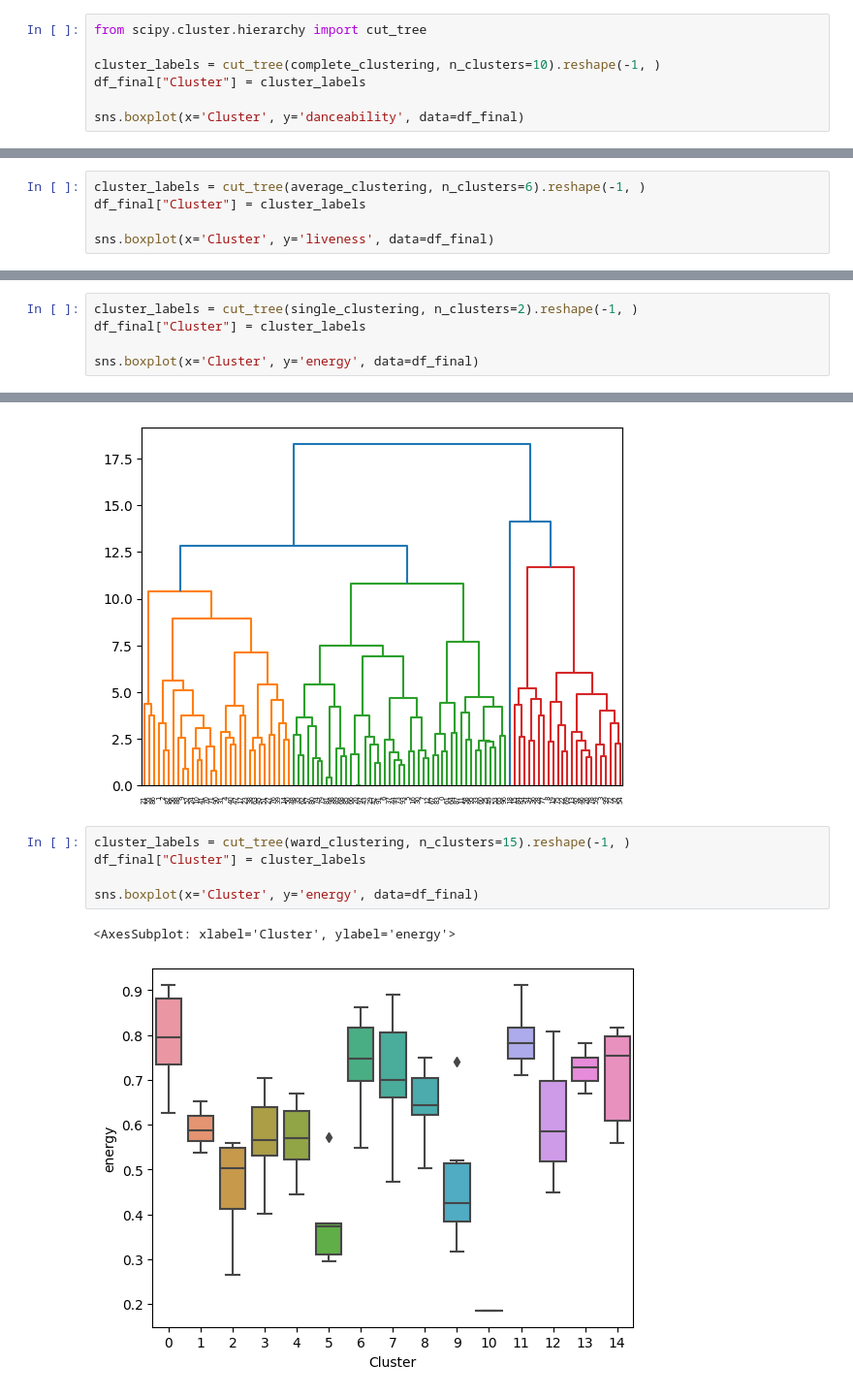
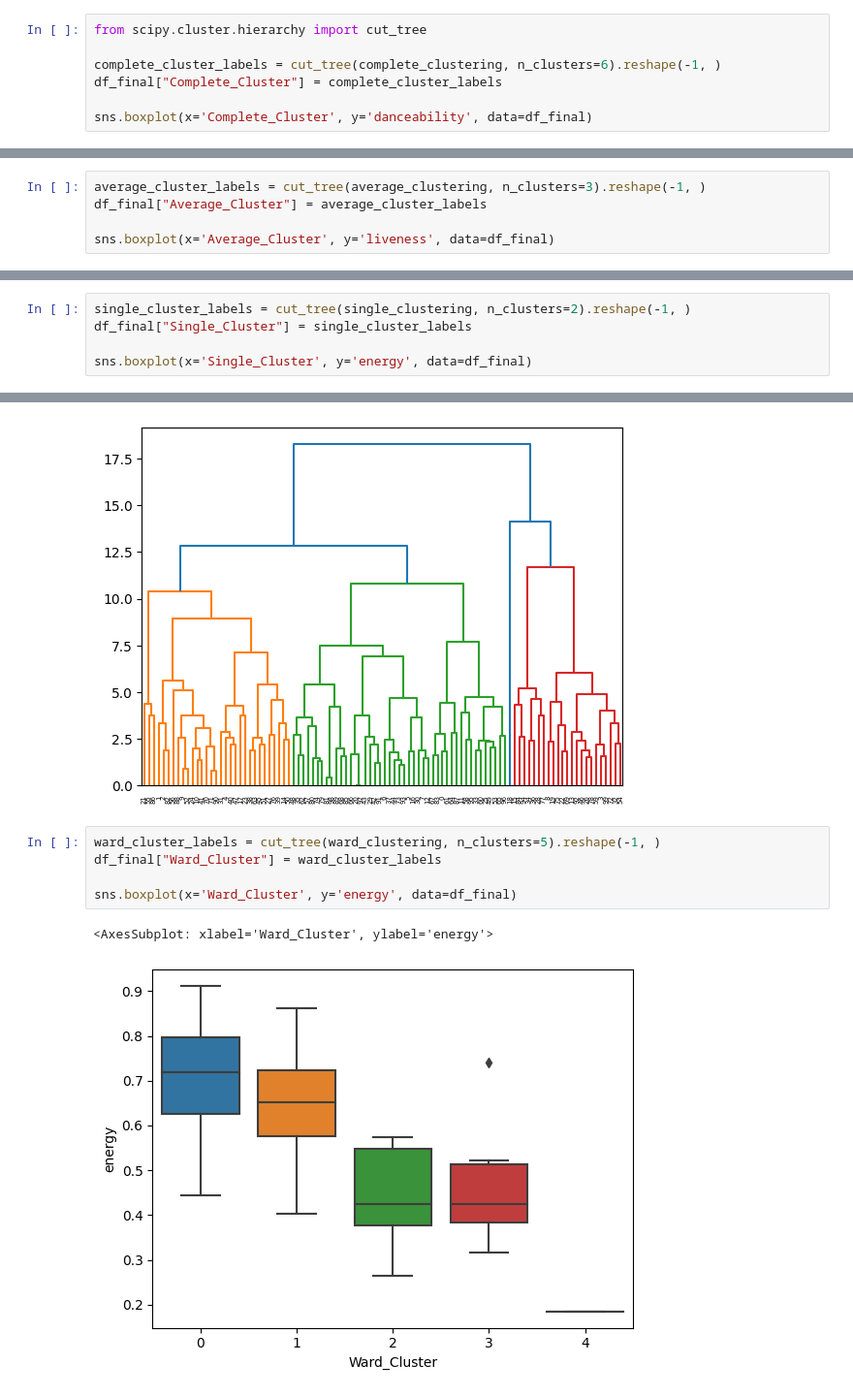
Before and after one commit to DamienSALEM/ML_songs_streams, a Jupyter notebook: Hierarchical_clustering.ipynb, the cells around one changed output, grey strips where cells are left out. Shown at 97% size. Cells and saved outputs as stored; diff of their text form.

```diff
--- a/Hierarchical_clustering.ipynb
+++ b/Hierarchical_clustering.ipynb
@@ -66,8 +119,8 @@ plt.show()
 # %%
 from scipy.cluster.hierarchy import cut_tree
 
-cluster_labels = cut_tree(complete_clustering, n_clusters=10).reshape(-1, )
-df_final["Cluster"] = cluster_labels
+complete_cluster_labels = cut_tree(complete_clustering, n_clusters=6).reshape(-1, )
+df_final["Complete_Cluster"] = complete_cluster_labels
 
-sns.boxplot(x='Cluster', y='danceability', data=df_final)
+sns.boxplot(x='Complete_Cluster', y='danceability', data=df_final)
 # %% [output]
@@ -103,8 +156,8 @@ plt.show()
 # %% [output]
 [figure]
 # %%
-cluster_labels = cut_tree(average_clustering, n_clusters=6).reshape(-1, )
-df_final["Cluster"] = cluster_labels
+average_cluster_labels = cut_tree(average_clustering, n_clusters=3).reshape(-1, )
+df_final["Average_Cluster"] = average_cluster_labels
 
-sns.boxplot(x='Cluster', y='liveness', data=df_final)
+sns.boxplot(x='Average_Cluster', y='liveness', data=df_final)
 # %% [output]
@@ -139,8 +201,8 @@ plt.show()
 # %% [output]
 [figure]
 # %%
-cluster_labels = cut_tree(single_clustering, n_clusters=2).reshape(-1, )
-df_final["Cluster"] = cluster_labels
+single_cluster_labels = cut_tree(single_clustering, n_clusters=2).reshape(-1, )
+df_final["Single_Cluster"] = single_cluster_labels
 
-sns.boxplot(x='Cluster', y='energy', data=df_final)
+sns.boxplot(x='Single_Cluster', y='energy', data=df_final)
 # %% [output]
@@ -152,13 +214,13 @@ plt.show()
 # %% [output]
 [figure]
 # %%
-cluster_labels = cut_tree(ward_clustering, n_clusters=15).reshape(-1, )
-df_final["Cluster"] = cluster_labels
+ward_cluster_labels = cut_tree(ward_clustering, n_clusters=5).reshape(-1, )
+df_final["Ward_Cluster"] = ward_cluster_labels
 
-sns.boxplot(x='Cluster', y='energy', data=df_final)
+sns.boxplot(x='Ward_Cluster', y='energy', data=df_final)
 # %% [output]
-<AxesSubplot: xlabel='Cluster', ylabel='energy'>
+<AxesSubplot: xlabel='Ward_Cluster', ylabel='energy'>
-[figure, old version]
+[figure, new version]
 # %%
 df_final
 # %% [output]
```
Also changed, not shown: parts of 14 cells of this notebook.
